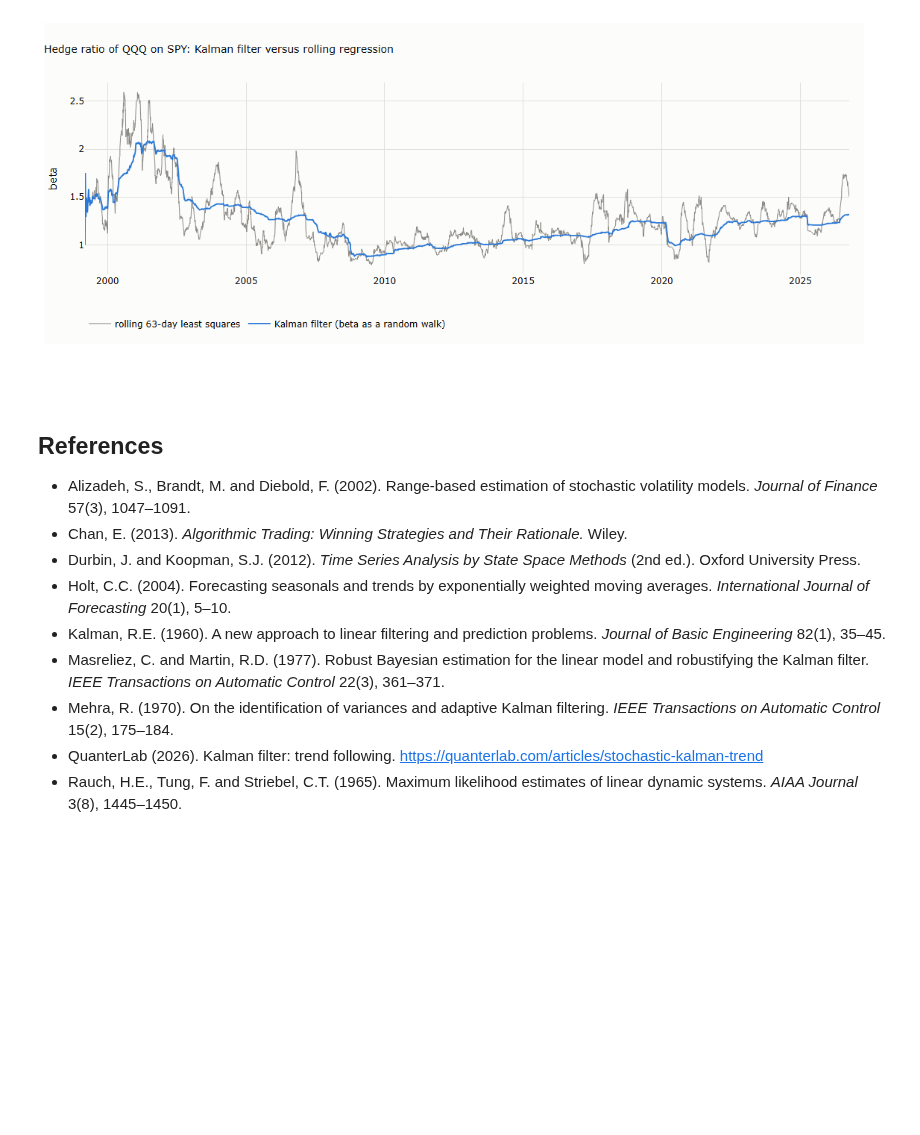
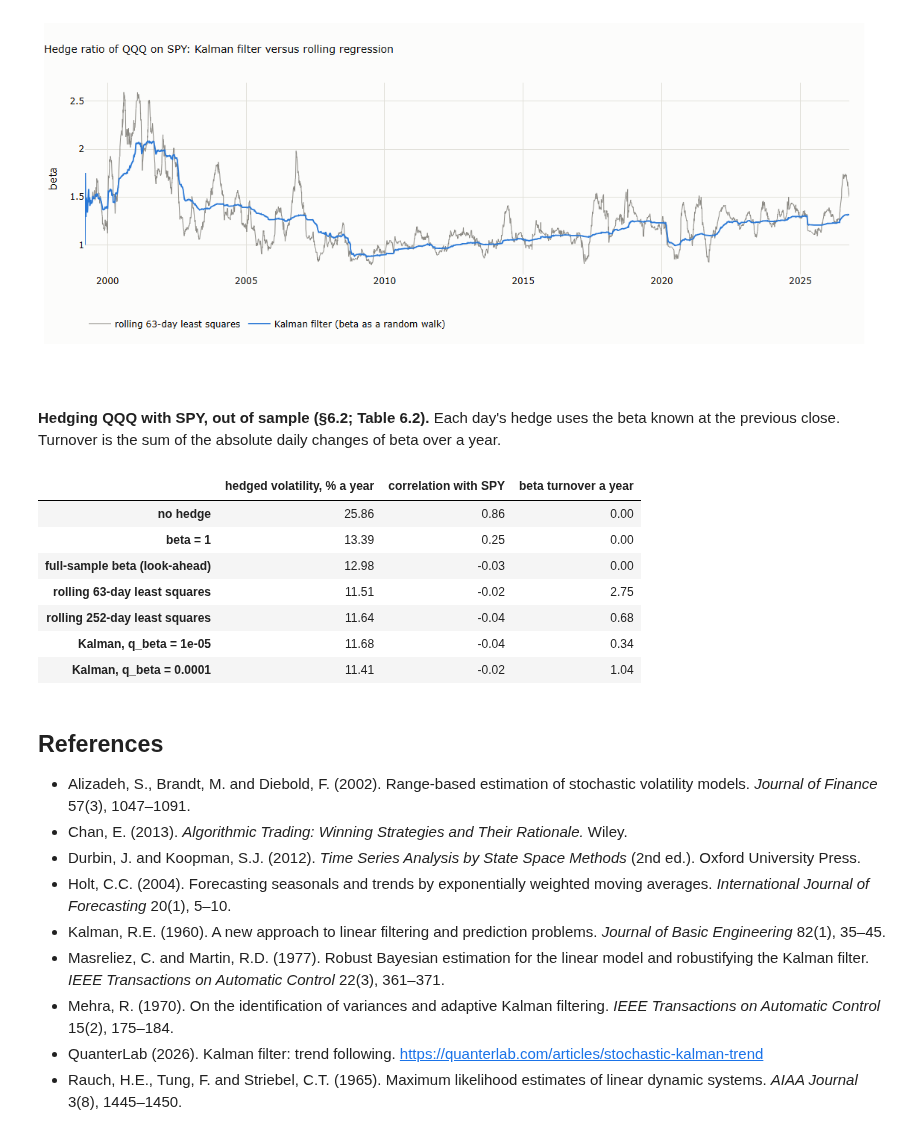
Before and after one commit to MaxGnesi/systematic-trading-notes, a Jupyter notebook: lectures/04-tracking-hidden-states/04b_tracking_hidden_states.ipynb, the cells around one changed output. Cells and saved outputs as stored; diff of their text form; code cells hidden in the pictures; blank space fills up the shorter version.

```diff
--- a/lectures/04-tracking-hidden-states/04b_tracking_hidden_states.ipynb
+++ b/lectures/04-tracking-hidden-states/04b_tracking_hidden_states.ipynb
@@ -858,6 +858,50 @@ fig
 correlation of the Kalman beta with the rolling 63-day beta: 0.845
 day-to-day variability (std of daily change): Kalman 0.0034, rolling 0.0193
 [figure]
+# %% [markdown]
+**Hedging QQQ with SPY, out of sample (§6.2; Table 6.2).** Each day's hedge uses the beta known at the
+previous close. Turnover is the sum of the absolute daily changes of beta over a year.
+# %%
+# Out-of-sample hedge test: long QQQ, short beta x SPY, with beta fixed at yesterday's close
+def kalman_beta(q_beta, r_obs, q_alpha=1e-8):
+    state, P = np.array([0.0, 1.0]), np.eye(2)
+    Qh = np.diag([q_alpha, q_beta])
+    out = np.empty(len(ya))
+    for t in range(len(ya)):
+        P = P + Qh
+        h = np.array([1.0, xa[t]])
+        S = h @ P @ h + r_obs
+        K = P @ h / S
+        state = state + K * (ya[t] - h @ state)
+        P = P - np.outer(K, h @ P)
+        out[t] = state[1]
+    return pd.Series(out, pair.index)
+
+
+full_beta = np.cov(ya, xa)[0, 1] / np.var(xa, ddof=1)
+hedges = {"no hedge": pd.Series(0.0, pair.index), "beta = 1": pd.Series(1.0, pair.index),
+          "full-sample beta (look-ahead)": pd.Series(full_beta, pair.index)}
+for w in (63, 252):
+    hedges[f"rolling {w}-day least squares"] = pair["QQQ"].rolling(w).cov(pair["SPY"]) / pair["SPY"].rolling(w).var()
+for qb in (1e-5, 1e-4):
+    hedges[f"Kalman, q_beta = {qb:g}"] = kalman_beta(qb, Rb)
+start = pair.index[300]
+rows = {}
+for name, b in hedges.items():
+    hedged = (pair["QQQ"] - b.shift(1) * pair["SPY"])[start:].dropna()
+    rows[name] = {"hedged volatility, % a year": 100 * np.sqrt(252) * hedged.std(),
+                  "correlation with SPY": np.corrcoef(hedged, pair["SPY"].loc[hedged.index])[0, 1],
+                  "beta turnover a year": 252 * b.diff()[start:].abs().mean()}
+display(pd.DataFrame(rows).T.round(2))
+# %% [output]
+|  | hedged volatility, % a year | correlation with SPY | beta turnover a year |
+| no hedge | 25.86 | 0.86 | 0.00 |
+| beta = 1 | 13.39 | 0.25 | 0.00 |
+| full-sample beta (look-ahead) | 12.98 | -0.03 | 0.00 |
+| rolling 63-day least squares | 11.51 | -0.02 | 2.75 |
+| rolling 252-day least squares | 11.64 | -0.04 | 0.68 |
+| Kalman, q_beta = 1e-05 | 11.68 | -0.04 | 0.34 |
+| Kalman, q_beta = 0.0001 | 11.41 | -0.02 | 1.04 |
 # %% [markdown]
 ## References
 
```
Also changed, not shown: 1 other file.
